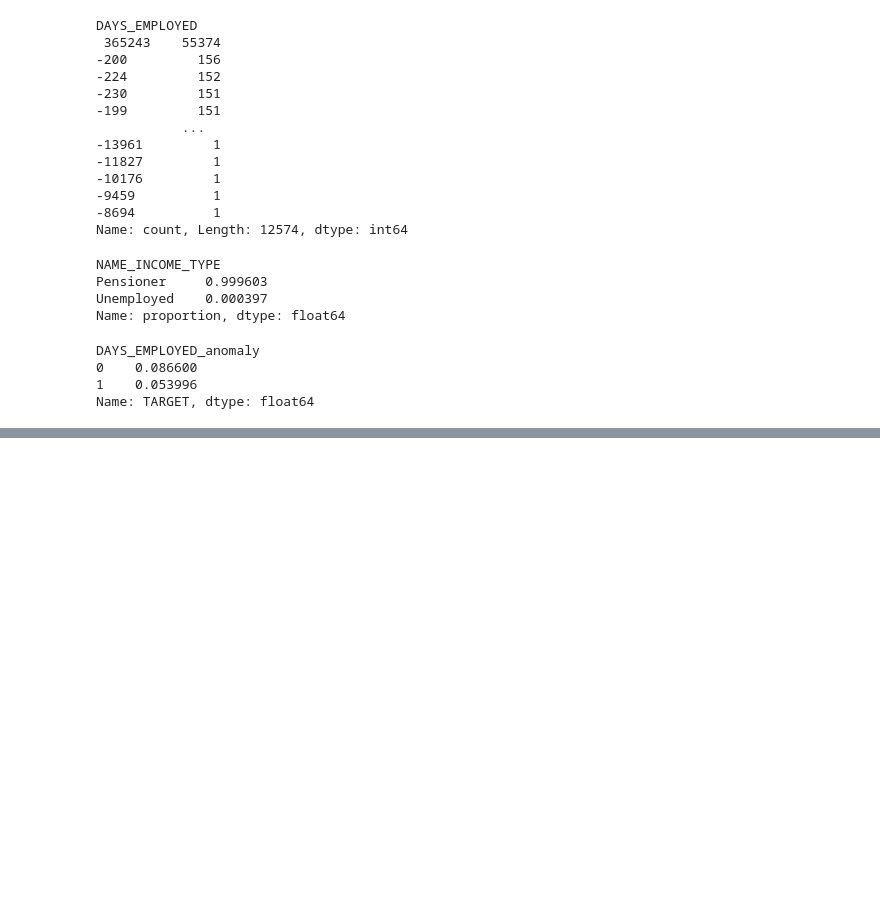
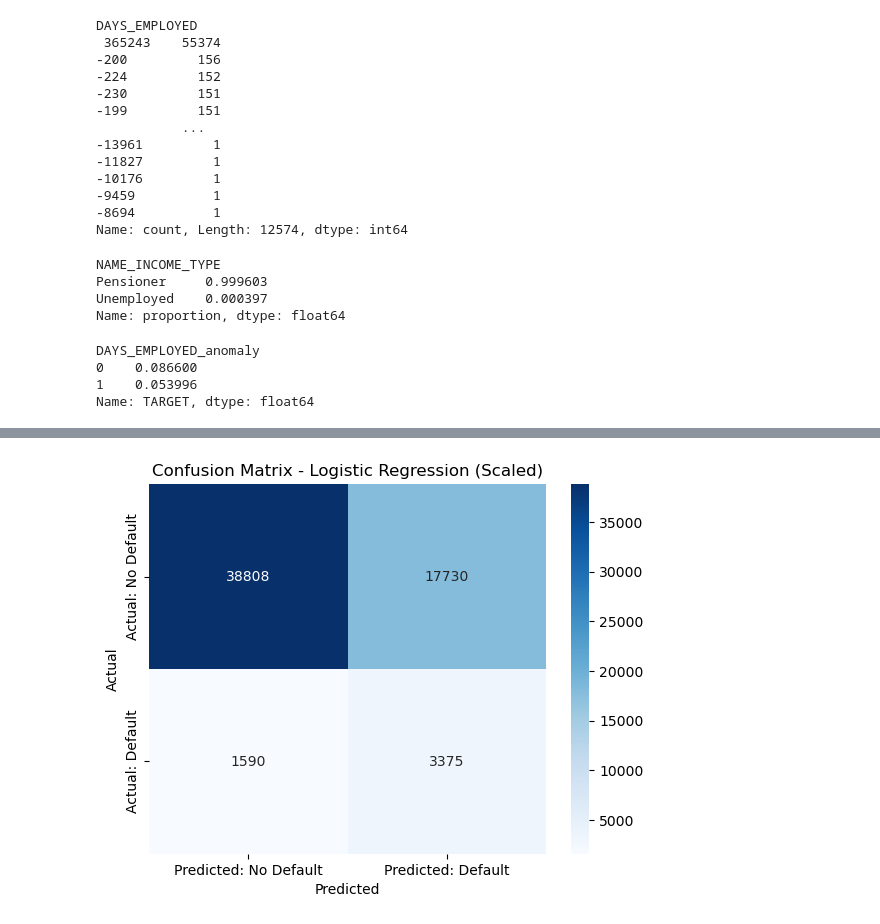
Before and after one commit to edgarordonezz/loan-default-predictor, a Jupyter notebook: load_default_eda_training.ipynb, the cells around one changed output, grey strips where cells are left out. Saved outputs shown, nothing was run; the diff lists cells and outputs as text; code cells hidden in the pictures; blank space fills up the shorter version.

Commit message:
Train baseline logistic regression, add StandardScaler, evaluate with ROC-AUC/precision-recall

```diff
--- a/load_default_eda_training.ipynb
+++ b/load_default_eda_training.ipynb
@@ -747,0 +816,3 @@ Name: TARGET, dtype: float64
+# %%
+X = df.drop(columns=['TARGET', 'SK_ID_CURR'])
+y = df['TARGET']
@@ -747,0 +825,15 @@ Name: TARGET, dtype: float64
+# %%
+from sklearn.linear_model import LogisticRegression
+from sklearn.metrics import classification_report, confusion_matrix, roc_auc_score
+
+# class_weight='balanced' matters here — without it, the model could just predict
+# "no default" for everything and still get ~92% accuracy, without actually learning anything useful
+log_reg = LogisticRegression(class_weight='balanced', max_iter=1000, random_state=42)
+log_reg.fit(X_train, y_train)
+
+y_pred = log_reg.predict(X_test)
+y_pred_proba = log_reg.predict_proba(X_test)[:, 1]
+
+print(classification_report(y_test, y_pred))
+print("ROC-AUC:", roc_auc_score(y_test, y_pred_proba))
+print(confusion_matrix(y_test, y_pred))
@@ -747,0 +864,16 @@ Name: TARGET, dtype: float64
+# %%
+from sklearn.preprocessing import StandardScaler
+
+scaler = StandardScaler()
+X_train_scaled = scaler.fit_transform(X_train)
+X_test_scaled = scaler.transform(X_test)
+# %%
+log_reg = LogisticRegression(class_weight='balanced', max_iter=1000, random_state=42)
+log_reg.fit(X_train_scaled, y_train)
+
+y_pred = log_reg.predict(X_test_scaled)
+y_pred_proba = log_reg.predict_proba(X_test_scaled)[:, 1]
+
+print(classification_report(y_test, y_pred))
+print("ROC-AUC:", roc_auc_score(y_test, y_pred_proba))
+print(confusion_matrix(y_test, y_pred))
@@ -747,0 +893,11 @@ Name: TARGET, dtype: float64
+# %%
+cm = confusion_matrix(y_test, y_pred)
+sns.heatmap(cm, annot=True, fmt='d', cmap='Blues',
+            xticklabels=['Predicted: No Default', 'Predicted: Default'],
+            yticklabels=['Actual: No Default', 'Actual: Default'])
+plt.ylabel('Actual')
+plt.xlabel('Predicted')
+plt.title('Confusion Matrix - Logistic Regression (Scaled)')
+plt.show()
+# %% [output]
+[figure, added]
```
Also changed, not shown: parts of 18 cells of this notebook.
